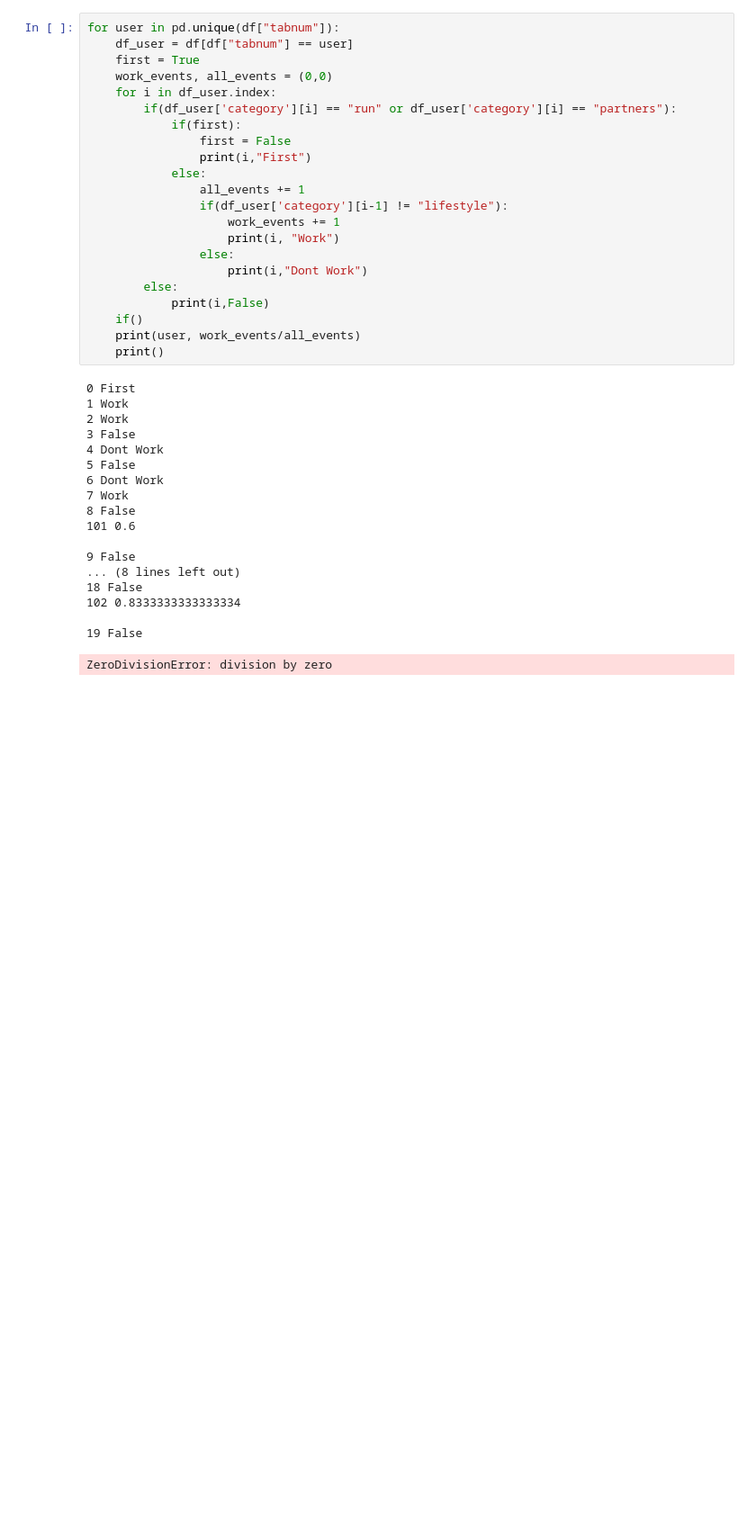
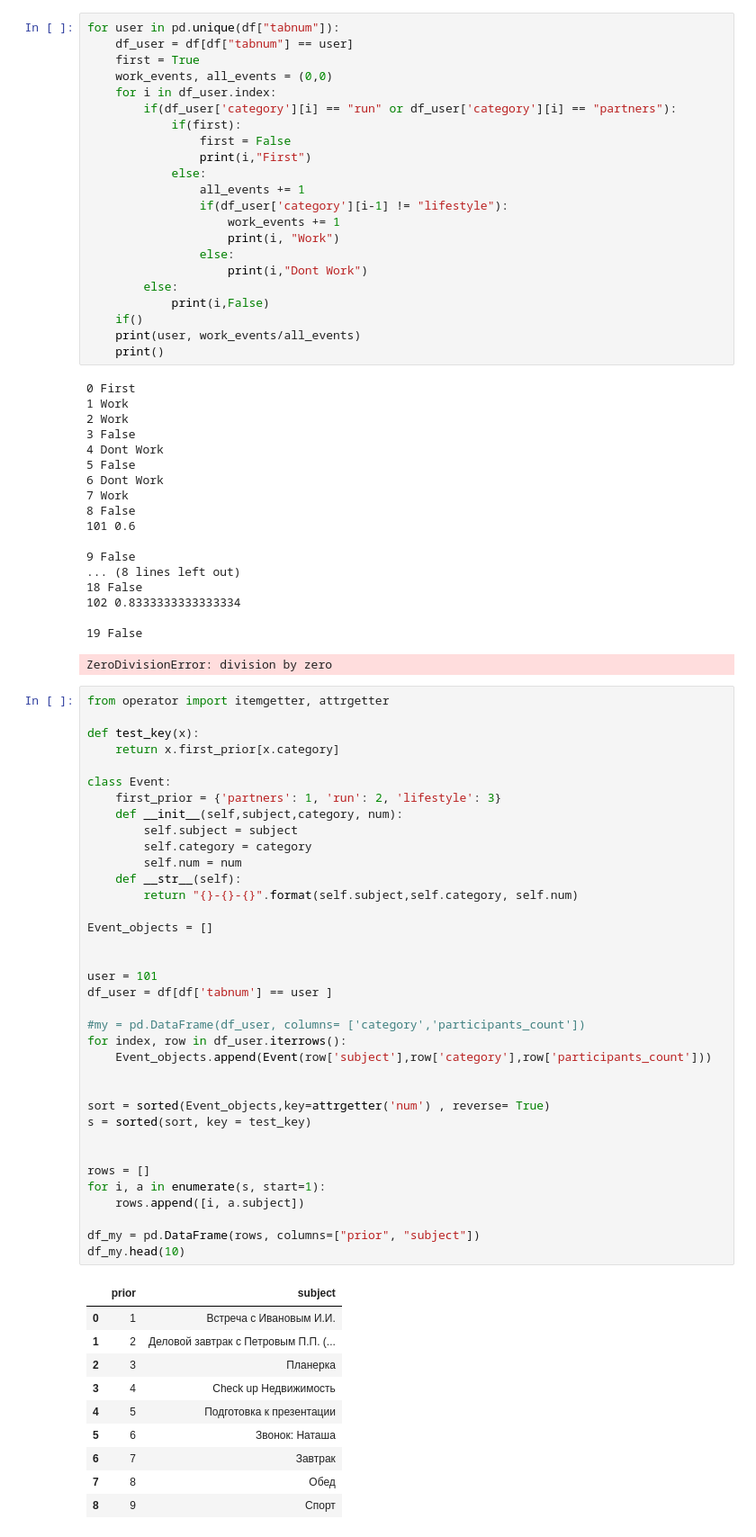
Before and after one commit to GanjelaMJ98/pandas_test, a Jupyter notebook: test_notebook.ipynb, the cells around one changed output. Shown at 90% size. Saved outputs shown, nothing was run; the diff lists cells and outputs as text; blank space fills up the shorter version.

Commit message:
[task 1] Added the first solution to the task 1

```diff
--- a/test_notebook.ipynb
+++ b/test_notebook.ipynb
@@ -177,3 +177,50 @@ for user in pd.unique(df["tabnum"]):
 
 19 False
 ZeroDivisionError: division by zero
+# %%
+from operator import itemgetter, attrgetter
+
+def test_key(x):
+    return x.first_prior[x.category]
+
+class Event:
+    first_prior = {'partners': 1, 'run': 2, 'lifestyle': 3}
+    def __init__(self,subject,category, num):
+        self.subject = subject
+        self.category = category
+        self.num = num
+    def __str__(self):
+        return "{}-{}-{}".format(self.subject,self.category, self.num)
+
+Event_objects = []
+
+
+user = 101
+df_user = df[df['tabnum'] == user ]
+
+#my = pd.DataFrame(df_user, columns= ['category','participants_count'])
+for index, row in df_user.iterrows():
+    Event_objects.append(Event(row['subject'],row['category'],row['participants_count']))
+
+
+sort = sorted(Event_objects,key=attrgetter('num') , reverse= True)
+s = sorted(sort, key = test_key)
+
+
+rows = []
+for i, a in enumerate(s, start=1):
+    rows.append([i, a.subject])
+
+df_my = pd.DataFrame(rows, columns=["prior", "subject"])
+df_my.head(10)
+# %% [output]
+|  | prior | subject |
+| 0 | 1 | Встреча с Ивановым И.И. |
+| 1 | 2 | Деловой завтрак с Петровым П.П. (... |
+| 2 | 3 | Планерка |
+| 3 | 4 | Check up Недвижимость |
+| 4 | 5 | Подготовка к презентации |
+| 5 | 6 | Звонок: Наташа |
+| 6 | 7 | Завтрак |
+| 7 | 8 | Обед |
+| 8 | 9 | Спорт |
```
Also changed, not shown: parts of 1 cell of this notebook, 1 other file.
